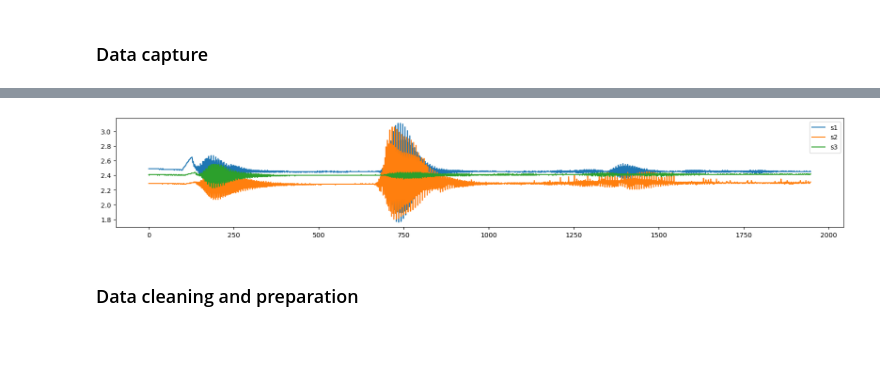
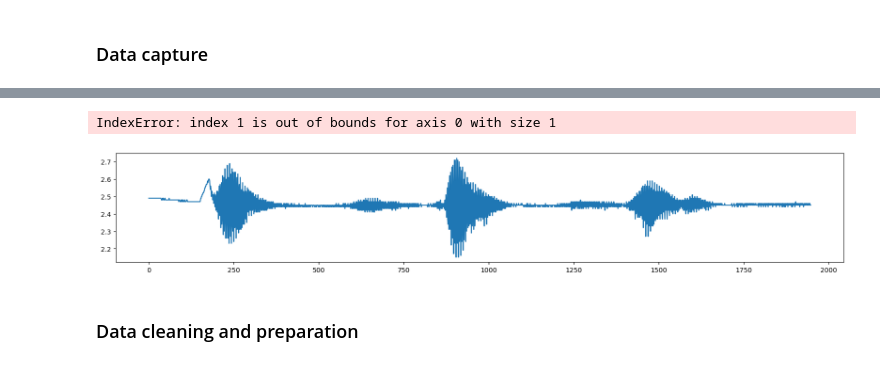
Before and after one commit to Juanpmartinez180/Data-Science-Projects, a Jupyter notebook: ultrasonic_radar/arduino/ultrasonic_sonar_debugg.ipynb, the cells around one changed output, grey strips where cells are left out. Cells and saved outputs as stored; diff of their text form; code cells hidden in the pictures.

Commit message:
updated serial read logic, more liable

```diff
--- a/ultrasonic_radar/arduino/ultrasonic_sonar_debugg.ipynb
+++ b/ultrasonic_radar/arduino/ultrasonic_sonar_debugg.ipynb
@@ -48,0 +178,37 @@ def f1_m(y_true, y_pred):
+# %%
+### READING FROM 1 SENSOR
+### Define constants
+samples_to_capture = 1  # Number of samples to capture
+serial_length = 2048  # Length of the serial comm message
+n_sensors = 1  #  Number of sensors
+
+### Initiate serial port communications
+ser = serial.Serial('/dev/ttyACM0', baudrate=115200)
+ser.flushInput()
+
+### Clear data tensor
+received_data = np.zeros([samples_to_capture,  # Define tensor to store captured data
+                          n_sensors,
+                          serial_length])
+
+for i in range(samples_to_capture):
+    for j in range(n_sensors):
+        temp_data = []  # To store temporal data
+
+        for k in range(serial_length):
+            line = ser.readline()  # Read serial port input data
+            if line:
+                string = line.decode(errors='ignore') # Decode serial data
+                temp_data.append(string.split('\r')[0])  # Save data to temporal storage
+
+        temp_data = [2.5 if (len(data)!=4) else data for data in temp_data]  # Replace all the values with (len=!4) with 2.5 (avg value)
+        received_data[i, j, :] = temp_data  # Move data from temporal storage to the tensor
+
+ser.close()  # Close serial communiacations
+
+
+sample = received_data[0][0][100:]
+plt.plot(np.arange(0, len(sample)), sample, label = 'sensor raw data')  # Plot the derivate function
+
+plt.legend()
+plt.show()
@@ -50,7 +218,7 @@ def f1_m(y_true, y_pred):
 ### Define constants
 samples_to_capture = 1  # Number of samples to capture
 serial_length = 2048  # Length of the serial comm message
-n_sensors = 3  #  Number of sensors
+n_sensors = 1  #  Number of sensors
 
 ### Initiate serial port communications
 ser = serial.Serial('/dev/ttyACM0', baudrate=115200)
@@ -60,34 +228,35 @@ ser.flushInput()
 received_data = np.zeros([samples_to_capture,  # Define tensor to store captured data
                           n_sensors,
                           serial_length])
 
 for i in range(samples_to_capture):
     for j in range(n_sensors):
         temp_data = []  # To store temporal data
 
         for k in range(serial_length):
             line = ser.readline()  # Read serial port input data
             if line:
                 string = line.decode(errors='ignore') # Decode serial data
                 temp_data.append(string.split('\r')[0])  # Save data to temporal storage
 
         temp_data = [2.5 if (len(data)!=4) else data for data in temp_data]  # Replace all the values with (len=!4) with 2.5 (avg value)
         received_data[i, j, :] = temp_data  # Move data from temporal storage to the tensor
 
 ser.close()  # Close serial communiacations
 
 
 sample = received_data[0][0][100:]
 plt.plot(np.arange(0, len(sample)), sample, label = 's1')  # Plot the derivate function
 sample = received_data[0][1][100:]
 plt.plot(np.arange(0, len(sample)), sample, label = 's2')  # Plot the derivate function
 sample = received_data[0][2][100:]
 plt.plot(np.arange(0, len(sample)), sample, label = 's3')  # Plot the derivate function
 
 plt.legend()
 plt.show()
 # %% [output]
+IndexError: index 1 is out of bounds for axis 0 with size 1
-[figure, old version]
+[figure, new version]
 # %% [markdown]
 ### Data cleaning and preparation
 # %%
```
Also changed, not shown: parts of 4 cells of this notebook.
